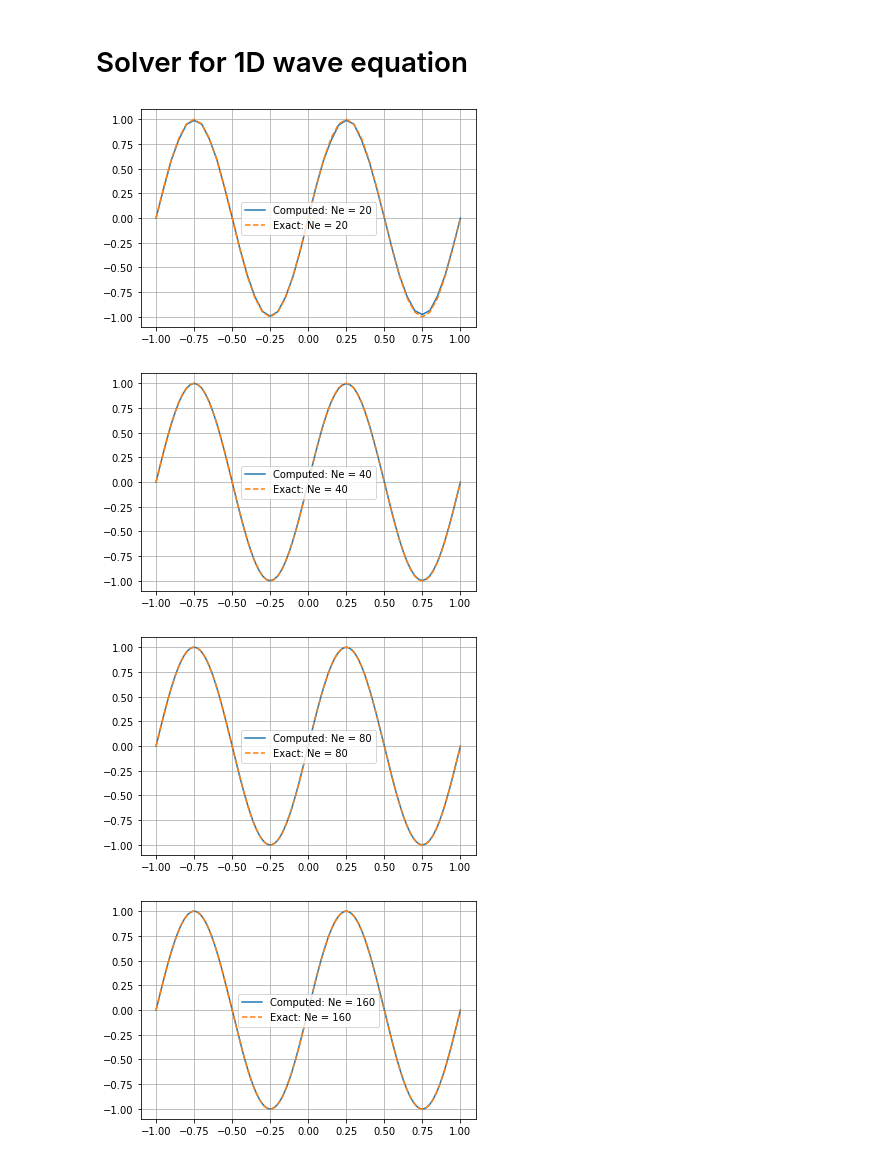
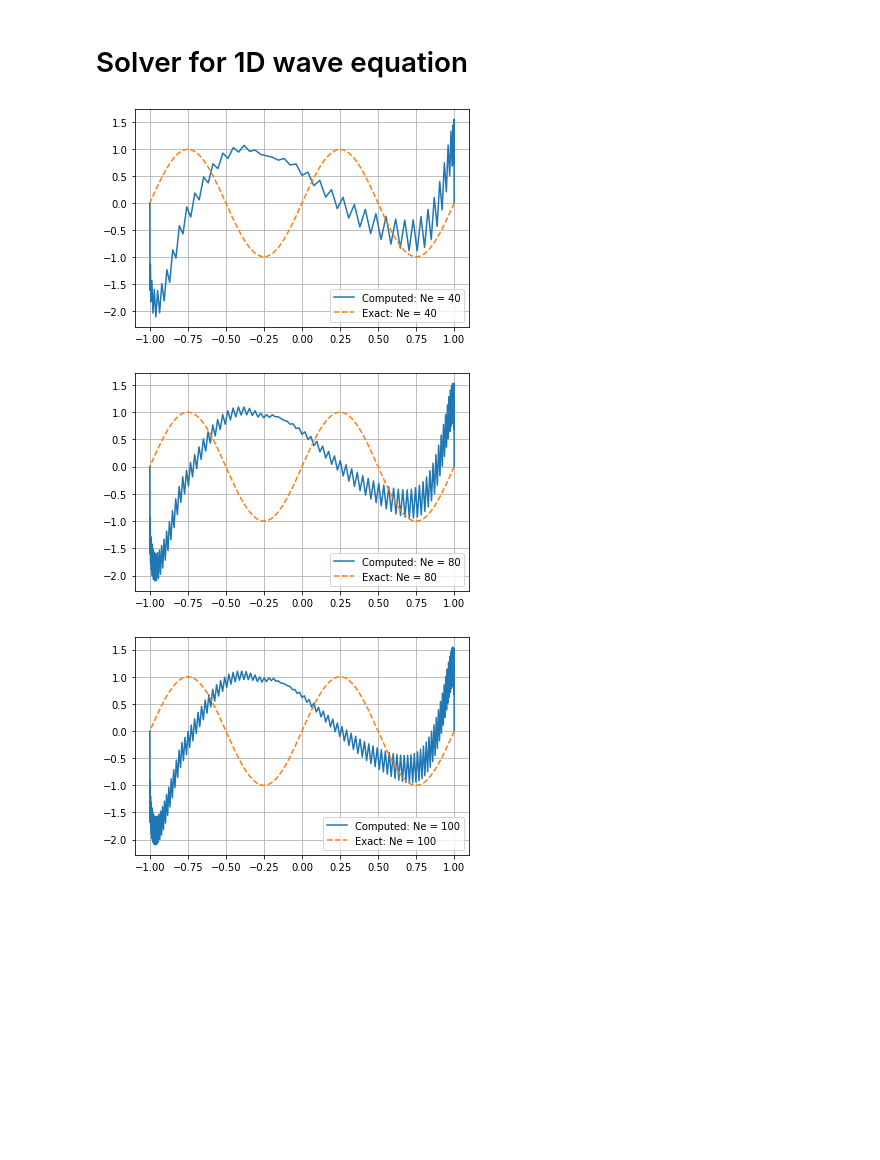
Before and after one commit to ygahounzo/Forest_Rep, a Jupyter notebook: CG 1D wave equation_NV.ipynb, the cells around one changed output. Drawn from its saved outputs; the diff is of its cells as text; code cells hidden in the pictures; blank space fills up the shorter version.

```diff
--- a/CG 1D wave equation_NV.ipynb
+++ b/CG 1D wave equation_NV.ipynb
@@ -16,7 +16,7 @@ qinit = lambda x : np.sin(2*np.pi*x)
 fe = lambda q: u*q
 # %%
 N = 2  # order of the legendre polynomial
-Q = 3
+Q = N+1
 #Ne = 40
 #Np = N*Ne + 1
 a = 0.1  # CFL number
@@ -291,10 +291,10 @@ def Solver_1DW(N,Ne,M, x,t,dt):
 
     return q[M]
 # %%
-N = 2
+
 # list of the number of elements
 
-NE = [20,40,80,160,200]
+NE = [40, 80,100]
 l = len(NE)
 # array that contains the error for each iteration
 Error = np.zeros(l)
@@ -305,37 +305,38 @@ for ne in range(l):
     Np = N*Ne+1
 
     # space stuff
-    x = np.linspace(-1, 1, Np)
+    #x = np.linspace(-1, 1, Np)
+    x = np.array(Lobatto_p(Np-1))
+
     dx = (bx-ax)/(Np-1)   # for second order
 
     #time stuff
 
     dtest = a*dx/np.abs(u)
     M = Tf//dtest+1    # Number of time steps
     M = int(M)
     t = np.linspace(0, Tf, M+1)
     dt = Tf/M
 
     # approximate solution of the wave equation
     q = Solver_1DW(N,Ne,M,x,t,dt)
 
     # exact solution
     q_exact = qinit(x-u*t[M])
     #error
     error = np.abs(q-q_exact)
     Error[ne] = np.max(error)
 
     #plot of the computed and exact solutions
 
     plt.figure(ne)
     plt.plot(x, q, label = 'Computed: Ne = {}'.format(Ne))
     plt.plot(x, q_exact, '--', label = 'Exact: Ne = {}'.format(Ne))
 
 
     plt.legend()
     plt.grid()
 # %% [output]
-[figure, old version]
+[figure, new version]
-[figure, old version]
+[figure, new version]
-[figure, old version]
+[figure, new version]
-[figure, removed]
```
Also changed, not shown: parts of 5 cells of this notebook, 1 other file.
